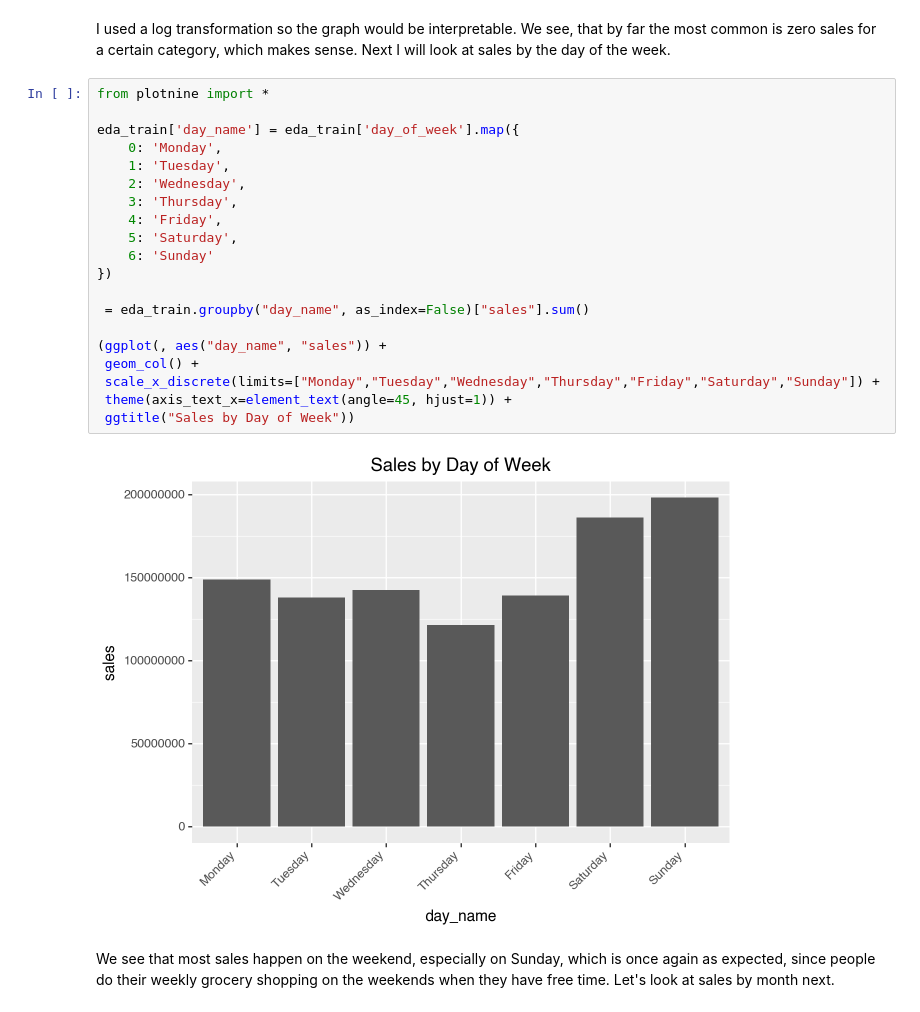
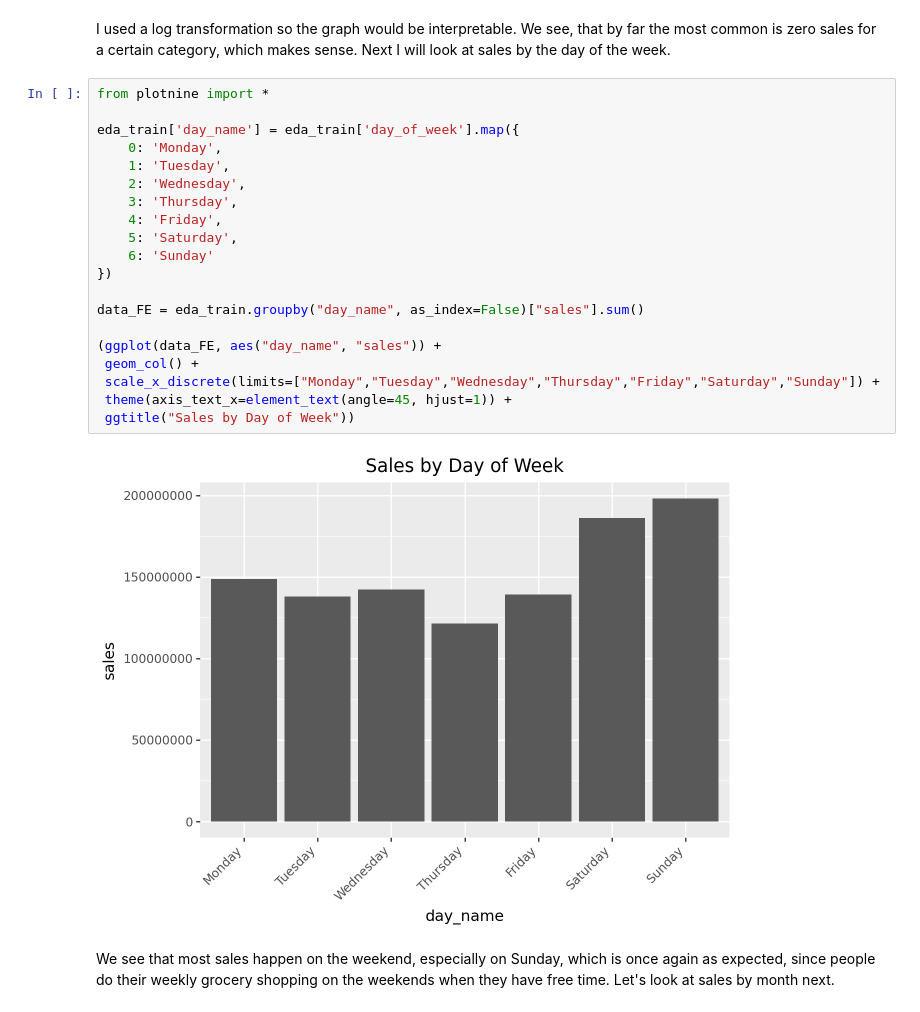
Before and after one commit to RalfGrossfeldt/Store-Sales-Prediction, a Jupyter notebook: notebook.ipynb, the cells around one changed output. Drawn from its saved outputs; the diff is of its cells as text.

```diff
--- a/notebook.ipynb
+++ b/notebook.ipynb
@@ -383,25 +383,25 @@ I used a log transformation so the graph would be interpretable. We see, that by
 # %%
 from plotnine import *
 
 eda_train['day_name'] = eda_train['day_of_week'].map({
     0: 'Monday',
     1: 'Tuesday',
     2: 'Wednesday',
     3: 'Thursday',
     4: 'Friday',
     5: 'Saturday',
     6: 'Sunday'
 })
 
- = eda_train.groupby("day_name", as_index=False)["sales"].sum()
+data_FE = eda_train.groupby("day_name", as_index=False)["sales"].sum()
 
-(ggplot(, aes("day_name", "sales")) +
+(ggplot(data_FE, aes("day_name", "sales")) +
  geom_col() +
  scale_x_discrete(limits=["Monday","Tuesday","Wednesday","Thursday","Friday","Saturday","Sunday"]) +
  theme(axis_text_x=element_text(angle=45, hjust=1)) +
  ggtitle("Sales by Day of Week"))
 # %% [output]
-[figure, old version]
+[figure, new version]
 # %% [markdown]
 We see that most sales happen on the weekend, especially on Sunday, which is once again as expected, since people do their weekly grocery shopping on the weekends when they have free time. Let's look at sales by month next.
 # %%
```
Also changed, not shown: parts of 11 cells of this notebook.
